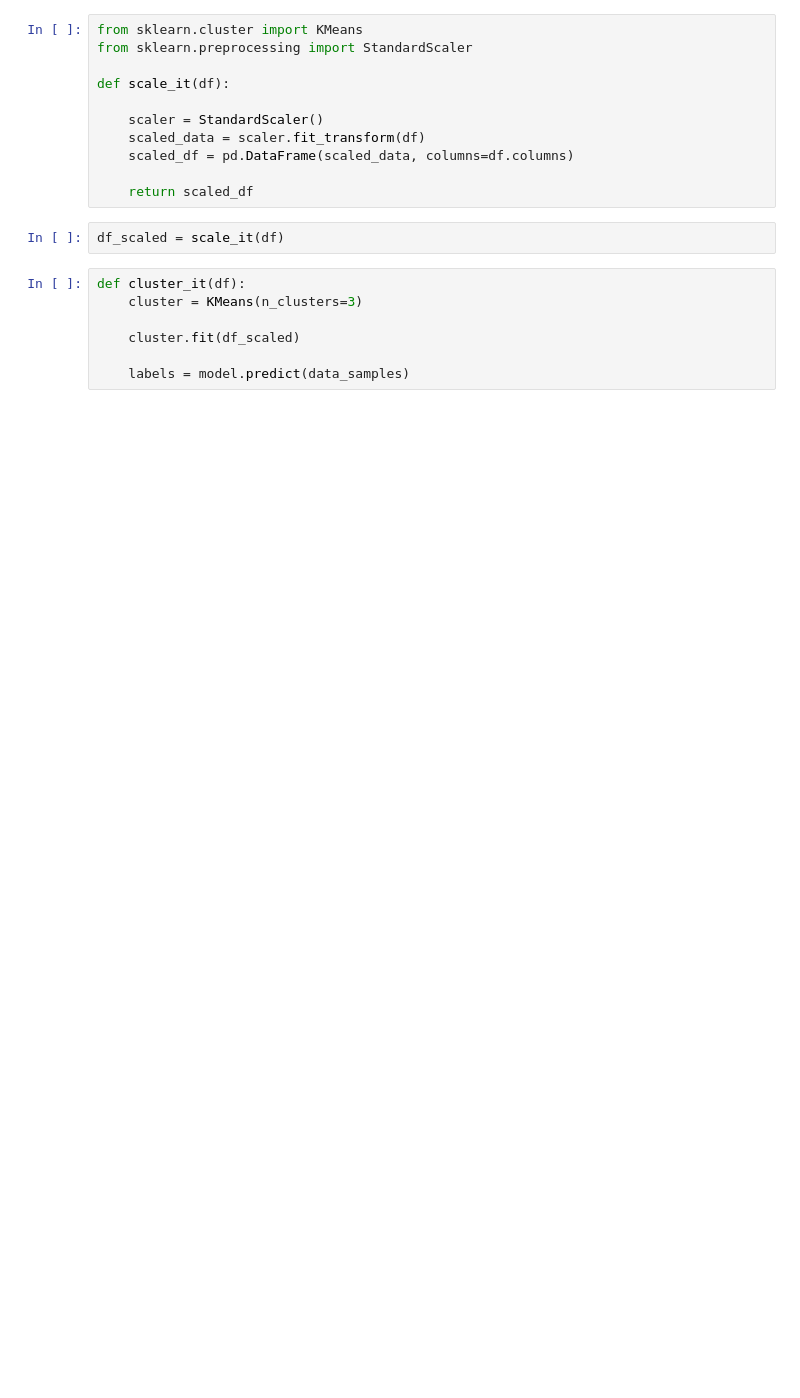
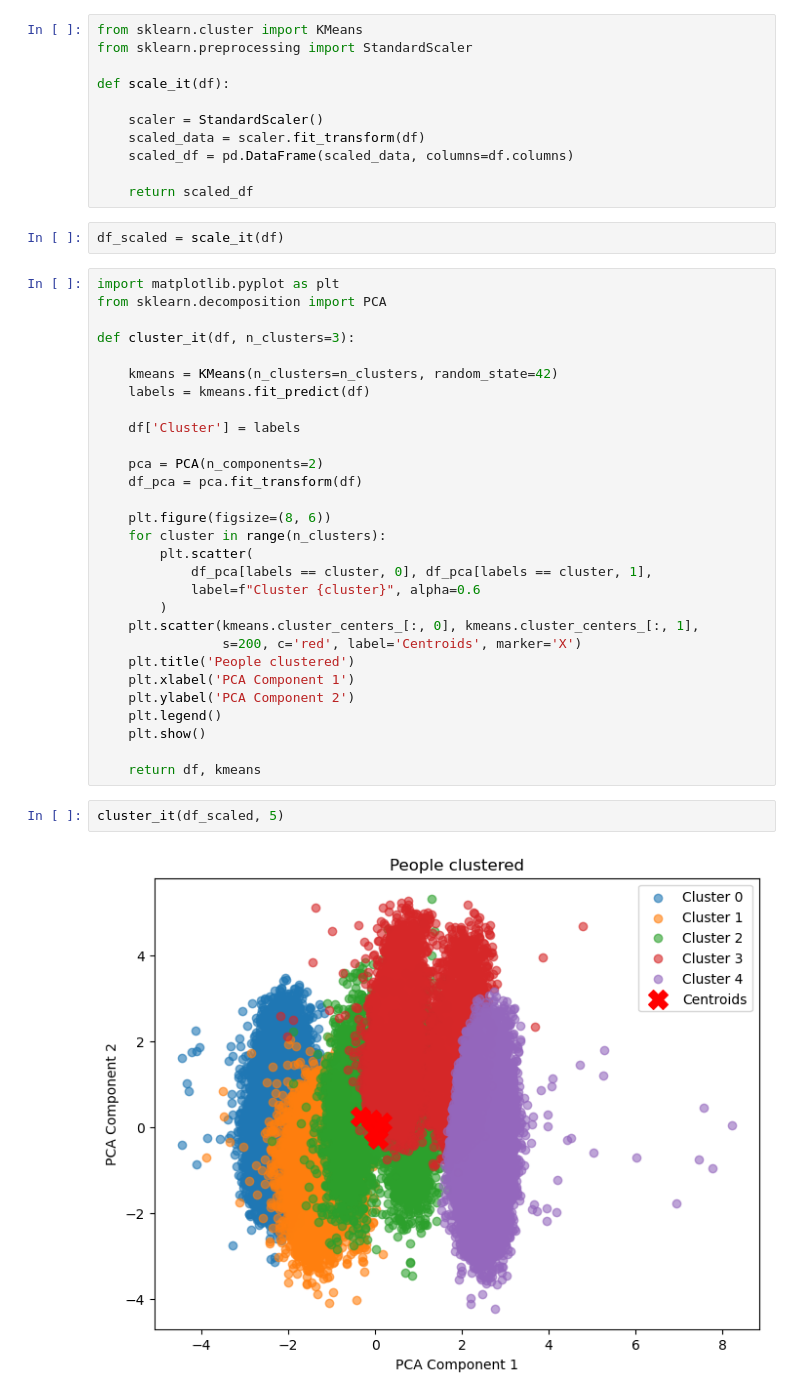
Before and after one commit to treefungus/Codecademy_projects, a Jupyter notebook: OKCupid-Date-A-Scientist-Starter/date-a-scientist.ipynb, the cells around one changed output. Cells and saved outputs as stored; diff of their text form; blank space fills up the shorter version.

```diff
--- a/OKCupid-Date-A-Scientist-Starter/date-a-scientist.ipynb
+++ b/OKCupid-Date-A-Scientist-Starter/date-a-scientist.ipynb
@@ -176,10 +201,36 @@ def scale_it(df):
     return scaled_df
 # %%
 df_scaled = scale_it(df)
-# %%
-def cluster_it(df):
-    cluster = KMeans(n_clusters=3)
-
-    cluster.fit(df_scaled)
-
-    labels = model.predict(data_samples)
+# %%
+import matplotlib.pyplot as plt
+from sklearn.decomposition import PCA
+
+def cluster_it(df, n_clusters=3):
+
+    kmeans = KMeans(n_clusters=n_clusters, random_state=42)
+    labels = kmeans.fit_predict(df)
+
+    df['Cluster'] = labels
+
+    pca = PCA(n_components=2)
+    df_pca = pca.fit_transform(df)
+
+    plt.figure(figsize=(8, 6))
+    for cluster in range(n_clusters):
+        plt.scatter(
+            df_pca[labels == cluster, 0], df_pca[labels == cluster, 1],
+            label=f"Cluster {cluster}", alpha=0.6
+        )
+    plt.scatter(kmeans.cluster_centers_[:, 0], kmeans.cluster_centers_[:, 1],
+                s=200, c='red', label='Centroids', marker='X')
+    plt.title('People clustered')
+    plt.xlabel('PCA Component 1')
+    plt.ylabel('PCA Component 2')
+    plt.legend()
+    plt.show()
+
+    return df, kmeans
+# %%
+cluster_it(df_scaled, 5)
+# %% [output]
+[figure, added]
```
Also changed, not shown: parts of 25 cells of this notebook, 1 other file.
